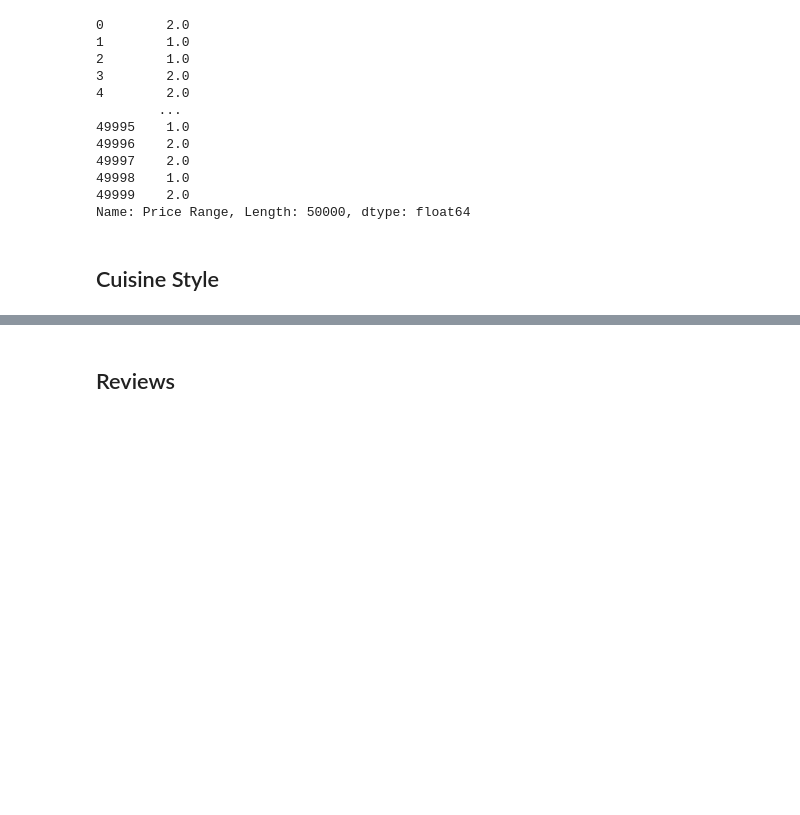
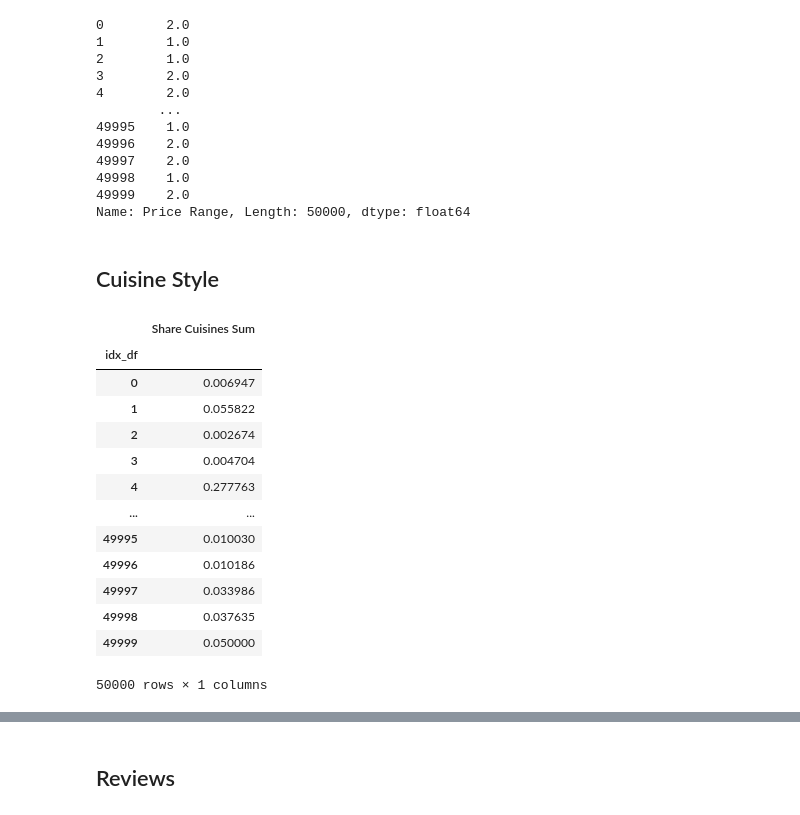
Before and after one commit to AndreyMalov/Skillfactory_rds, a Jupyter notebook: module_3/baseline-sf-tripadvisor-rating-am.ipynb, the cells around one changed output, grey strips where cells are left out. Saved outputs shown, nothing was run; the diff lists cells and outputs as text; code cells hidden in the pictures; blank space fills up the shorter version.

```diff
--- a/module_3/baseline-sf-tripadvisor-rating-am.ipynb
+++ b/module_3/baseline-sf-tripadvisor-rating-am.ipynb
@@ -405,6 +415,23 @@ df4 = df4.rename({'Share Cuisines': 'Share Cuisines Sum'}, axis = 1)
 
 # вливаем в основной датасет
 data = pd.merge(data, df4, on = 'idx_df')
+# %%
+df4
+# %% [output]
+|  | Share Cuisines Sum |
+| idx_df |  |
+| 0 | 0.006947 |
+| 1 | 0.055822 |
+| 2 | 0.002674 |
+| 3 | 0.004704 |
+| 4 | 0.277763 |
+| ... | ... |
+| 49995 | 0.010030 |
+| 49996 | 0.010186 |
+| 49997 | 0.033986 |
+| 49998 | 0.037635 |
+| 49999 | 0.050000 |
+50000 rows × 1 columns
 # %%
 data
 # %% [output]
```
Also changed, not shown: parts of 25 cells of this notebook.
